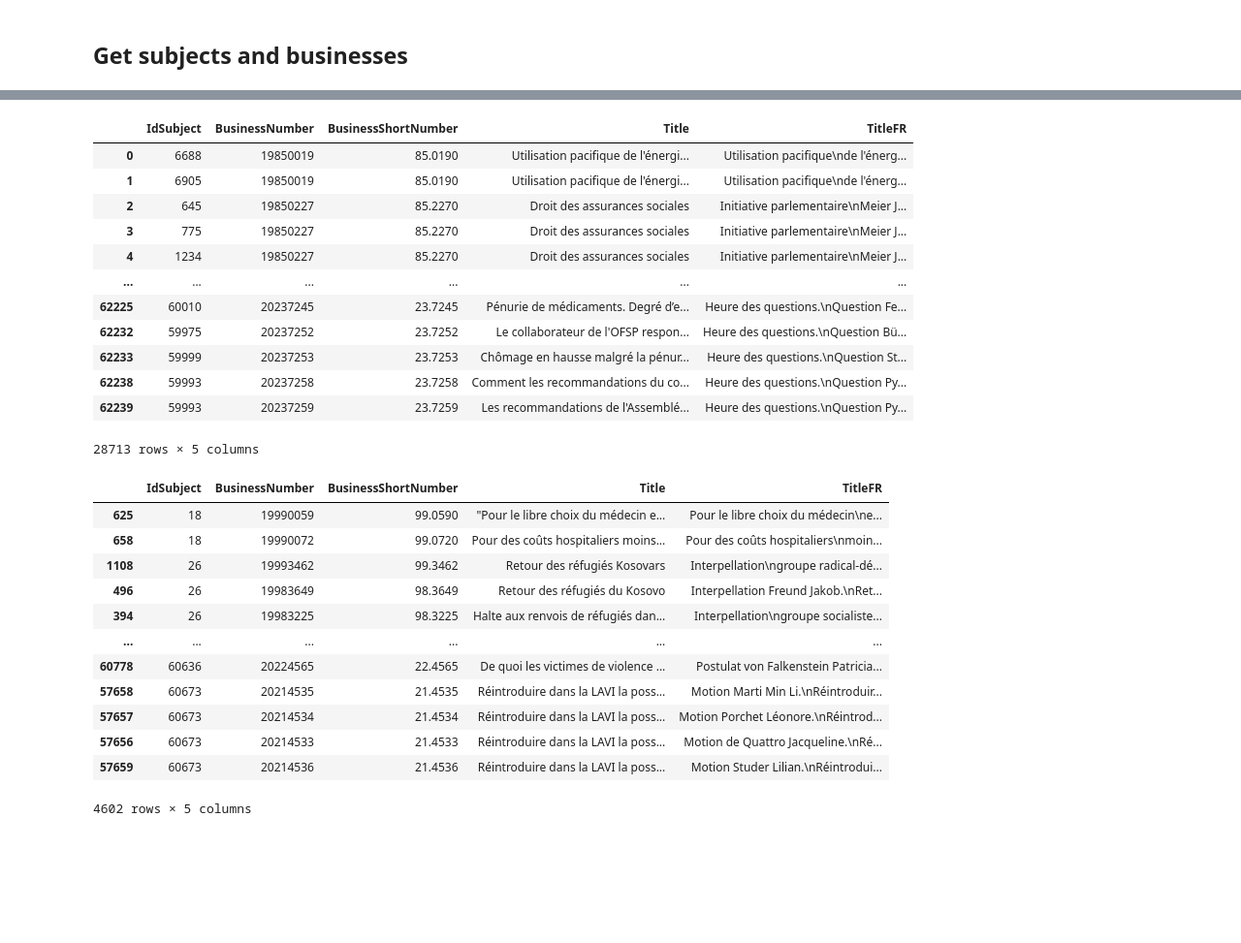
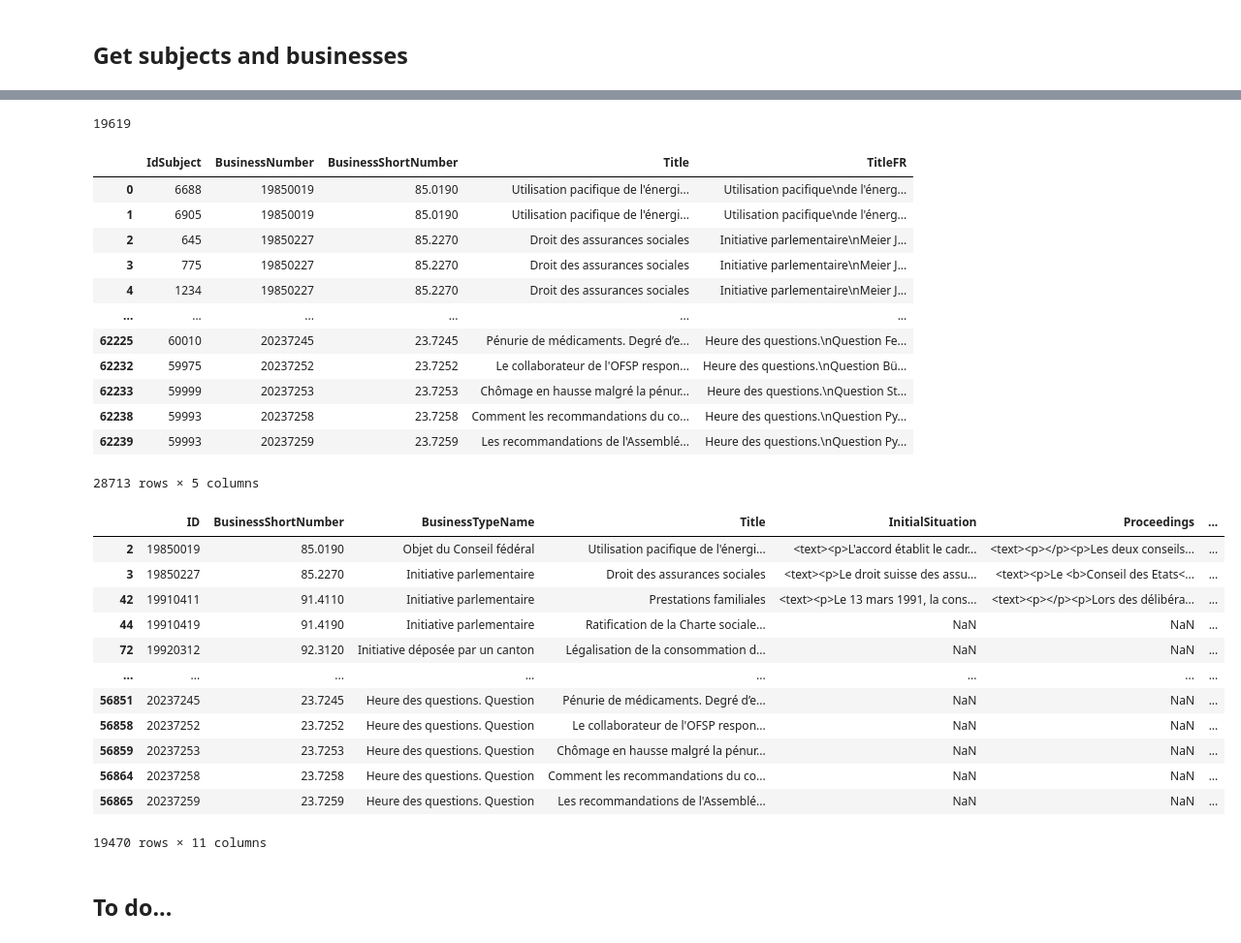
Before and after one commit to cgcrts/ef23_discours, a Jupyter notebook: data_processing.ipynb, the cells around one changed output, grey strips where cells are left out. Shown at 97% size. Saved outputs shown, nothing was run; the diff lists cells and outputs as text; code cells hidden in the pictures; blank space fills up the shorter version.

```diff
--- a/data_processing.ipynb
+++ b/data_processing.ipynb
@@ -395,7 +419,12 @@ len(all_subject_id)
 # %%
+# filter subjects to keep only those appearing in transcripts
+
 subjects_filtered = subjects_df[subjects_df['IdSubject'].isin(all_subject_id)]
+all_business_id = subjects_filtered['BusinessNumber'].unique()
+print(len(all_business_id))
 subjects_filtered
 # %% [output]
+19619
 |  | IdSubject | BusinessNumber | BusinessShortNumber | Title | TitleFR |
 | 0 | 6688 | 19850019 | 85.0190 | Utilisation pacifique de l'énergi... | Utilisation pacifique\nde l'énerg... |
 | 1 | 6905 | 19850019 | 85.0190 | Utilisation pacifique de l'énergi... | Utilisation pacifique\nde l'énerg... |
@@ -408,20 +437,24 @@ subjects_filtered
 | 62233 | 59999 | 20237253 | 23.7253 | Chômage en hausse malgré la pénur... | Heure des questions.\nQuestion St... |
 | 62238 | 59993 | 20237258 | 23.7258 | Comment les recommandations du co... | Heure des questions.\nQuestion Py... |
 | 62239 | 59993 | 20237259 | 23.7259 | Les recommandations de l'Assemblé... | Heure des questions.\nQuestion Py... |
-28713 rows × 5 columns
+28713 rows × 5 columns
 # %%
-subjects_filtered[subjects_filtered.duplicated(subset=['IdSubject'], keep=False)].sort_values(by=['IdSubject'])
+# filter businesses to keep only those appearing in transcripts
+
+businesses_filtered = businesses_df[businesses_df['ID'].isin(all_business_id)]
+businesses_filtered = businesses_filtered.drop(columns=['Description', 'SubmittedText', 'SubmittedBy'])
+businesses_filtered
 # %% [output]
-|  | IdSubject | BusinessNumber | BusinessShortNumber | Title | TitleFR |
-| 625 | 18 | 19990059 | 99.0590 | "Pour le libre choix du médecin e... | Pour le libre choix du médecin\ne... |
-| 658 | 18 | 19990072 | 99.0720 | Pour des coûts hospitaliers moins... | Pour des coûts hospitaliers\nmoin... |
-| 1108 | 26 | 19993462 | 99.3462 | Retour des réfugiés Kosovars | Interpellation\ngroupe radical-dé... |
-| 496 | 26 | 19983649 | 98.3649 | Retour des réfugiés du Kosovo | Interpellation Freund Jakob.\nRet... |
-| 394 | 26 | 19983225 | 98.3225 | Halte aux renvois de réfugiés dan... | Interpellation\ngroupe socialiste... |
-| ... | ... | ... | ... | ... | ... |
-| 60778 | 60636 | 20224565 | 22.4565 | De quoi les victimes de violence ... | Postulat von Falkenstein Patricia... |
-| 57658 | 60673 | 20214535 | 21.4535 | Réintroduire dans la LAVI la poss... | Motion Marti Min Li.\nRéintroduir... |
-| 57657 | 60673 | 20214534 | 21.4534 | Réintroduire dans la LAVI la poss... | Motion Porchet Léonore.\nRéintrod... |
-| 57656 | 60673 | 20214533 | 21.4533 | Réintroduire dans la LAVI la poss... | Motion de Quattro Jacqueline.\nRé... |
-| 57659 | 60673 | 20214536 | 21.4536 | Réintroduire dans la LAVI la poss... | Motion Studer Lilian.\nRéintrodui... |
+|  | ID | BusinessShortNumber | BusinessTypeName | Title | InitialSituation | Proceedings | ... |
+| 2 | 19850019 | 85.0190 | Objet du Conseil fédéral | Utilisation pacifique de l'énergi... | <text><p>L'accord établit le cadr... | <text><p></p><p>Les deux conseils... | ... |
+| 3 | 19850227 | 85.2270 | Initiative parlementaire | Droit des assurances sociales | <text><p>Le droit suisse des assu... | <text><p>Le <b>Conseil des Etats<... | ... |
+| 42 | 19910411 | 91.4110 | Initiative parlementaire | Prestations familiales | <text><p>Le 13 mars 1991, la cons... | <text><p></p><p>Lors des délibéra... | ... |
+| 44 | 19910419 | 91.4190 | Initiative parlementaire | Ratification de la Charte sociale... | NaN | NaN | ... |
+| 72 | 19920312 | 92.3120 | Initiative déposée par un canton | Légalisation de la consommation d... | NaN | NaN | ... |
+| ... | ... | ... | ... | ... | ... | ... | ... |
+| 56851 | 20237245 | 23.7245 | Heure des questions. Question | Pénurie de médicaments. Degré d’e... | NaN | NaN | ... |
+| 56858 | 20237252 | 23.7252 | Heure des questions. Question | Le collaborateur de l'OFSP respon... | NaN | NaN | ... |
+| 56859 | 20237253 | 23.7253 | Heure des questions. Question | Chômage en hausse malgré la pénur... | NaN | NaN | ... |
+| 56864 | 20237258 | 23.7258 | Heure des questions. Question | Comment les recommandations du co... | NaN | NaN | ... |
+| 56865 | 20237259 | 23.7259 | Heure des questions. Question | Les recommandations de l'Assemblé... | NaN | NaN | ... |
-4602 rows × 5 columns
+19470 rows × 11 columns
@@ -427,0 +466,2 @@ subjects_filtered[subjects_filtered.duplicated(subset=['IdSubject'], keep=False)
+# %% [markdown]
+## To do...
```
Also changed, not shown: parts of 11 cells of this notebook, 3 other files.
